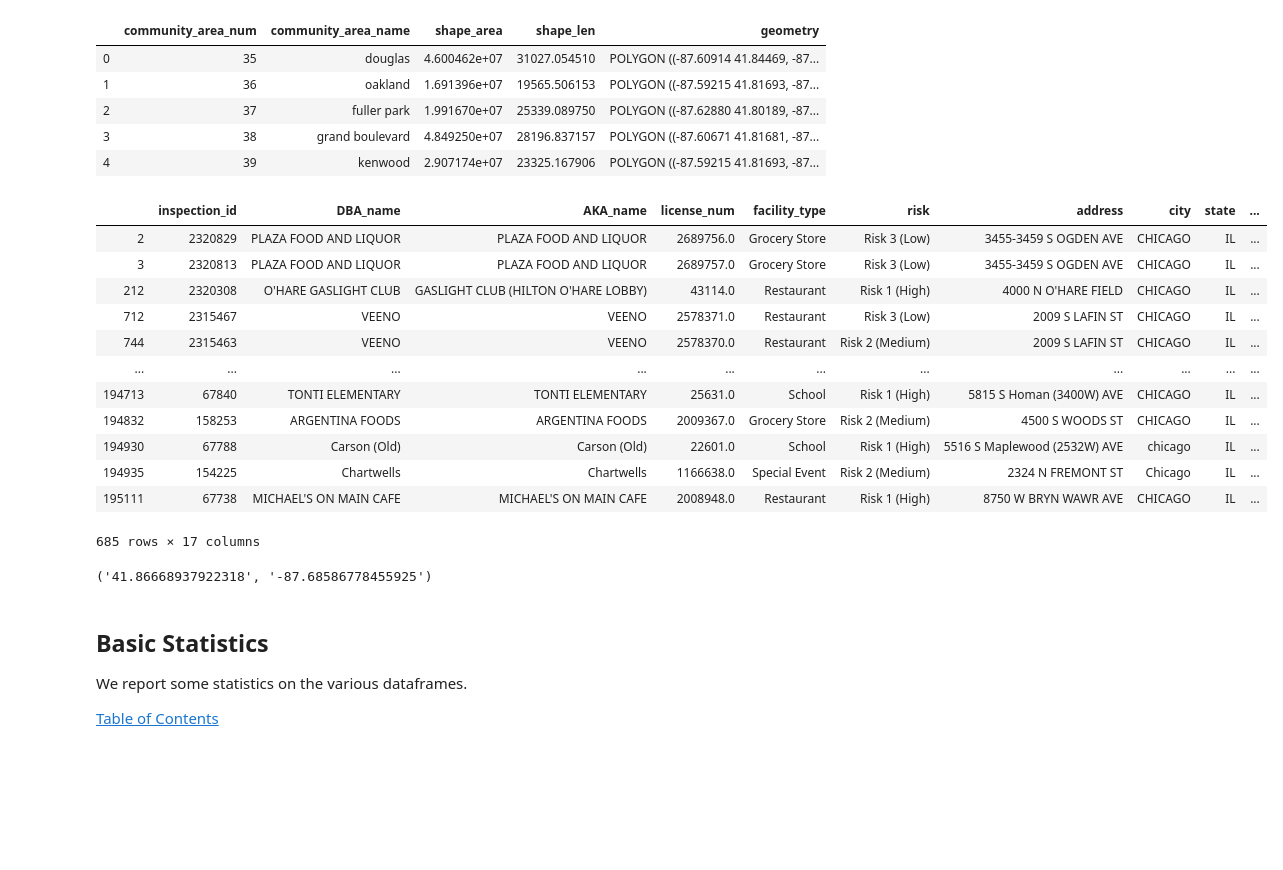
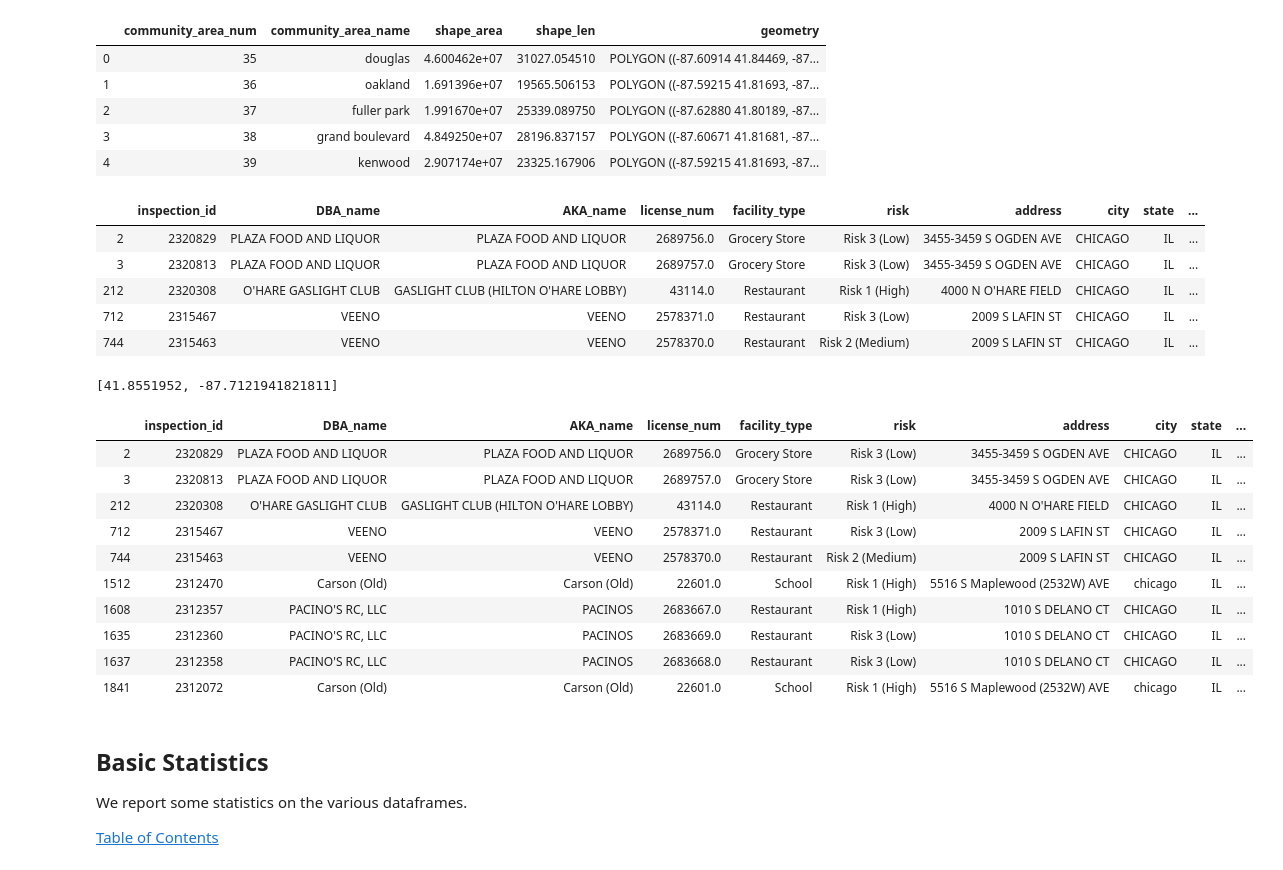
Before and after one commit to wiedeflo/ADAProject, a Jupyter notebook: src/project.ipynb, the cells around one changed output. Drawn from its saved outputs; the diff is of its cells as text; code cells hidden in the pictures; blank space fills up the shorter version.

Commit message:
started to work on retrieving the unknown lng/lat from an address

```diff
--- a/src/project.ipynb
+++ b/src/project.ipynb
@@ -133,27 +133,23 @@ areas_DF.head()
 
 # must probably do astype(int) after
 # %%
-food_inspections_DF[food_inspections_DF['lat'].isna()]
+food_unknown_loc = food_inspections_DF[food_inspections_DF['lat'].isna()]
+food_unknown_loc.head()
 # %% [output]
 |  | inspection_id | DBA_name | AKA_name | license_num | facility_type | risk | address | city | state | ... |
 | 2 | 2320829 | PLAZA FOOD AND LIQUOR | PLAZA FOOD AND LIQUOR | 2689756.0 | Grocery Store | Risk 3 (Low) | 3455-3459 S OGDEN AVE | CHICAGO | IL | ... |
 | 3 | 2320813 | PLAZA FOOD AND LIQUOR | PLAZA FOOD AND LIQUOR | 2689757.0 | Grocery Store | Risk 3 (Low) | 3455-3459 S OGDEN AVE | CHICAGO | IL | ... |
 | 212 | 2320308 | O'HARE GASLIGHT CLUB | GASLIGHT CLUB (HILTON O'HARE LOBBY) | 43114.0 | Restaurant | Risk 1 (High) | 4000 N O'HARE FIELD | CHICAGO | IL | ... |
 | 712 | 2315467 | VEENO | VEENO | 2578371.0 | Restaurant | Risk 3 (Low) | 2009 S LAFIN ST | CHICAGO | IL | ... |
 | 744 | 2315463 | VEENO | VEENO | 2578370.0 | Restaurant | Risk 2 (Medium) | 2009 S LAFIN ST | CHICAGO | IL | ... |
-| ... | ... | ... | ... | ... | ... | ... | ... | ... | ... | ... |
-| 194713 | 67840 | TONTI ELEMENTARY | TONTI ELEMENTARY | 25631.0 | School | Risk 1 (High) | 5815 S Homan (3400W) AVE | CHICAGO | IL | ... |
-| 194832 | 158253 | ARGENTINA FOODS | ARGENTINA FOODS | 2009367.0 | Grocery Store | Risk 2 (Medium) | 4500 S WOODS ST | CHICAGO | IL | ... |
-| 194930 | 67788 | Carson (Old) | Carson (Old) | 22601.0 | School | Risk 1 (High) | 5516 S Maplewood (2532W) AVE | chicago | IL | ... |
-| 194935 | 154225 | Chartwells | Chartwells | 1166638.0 | Special Event | Risk 2 (Medium) | 2324 N FREMONT ST | Chicago | IL | ... |
-| 195111 | 67738 | MICHAEL'S ON MAIN CAFE | MICHAEL'S ON MAIN CAFE | 2008948.0 | Restaurant | Risk 1 (High) | 8750 W BRYN WAWR AVE | CHICAGO | IL | ... |
-685 rows × 17 columns
-# %%
-# Nominatim doesn't find the address -> use google maps -> not free -> web parse it :
-from utils import web_scraping
-web_scraping.get_lat_lng_from_address_name_google_maps("3455-3459 S OGDEN AVE")
-# %% [output]
-('41.86668937922318', '-87.68586778455925')
+# %%
+addr = "3459 S OGDEN AVE"
+#clean_addr = clean_address(addr)
+#print(clean_addr)
+
+areas_handler.get_lat_lng_from_address(addr) # 41.863365, -87.6899948
+# %% [output]
+[41.8551952, -87.7121941821811]
 # %%
 # true lat/lng on google maps : 41.866913, -87.683636
 # so result from google maps web parsing is not exact...
@@ -162,0 +162,14 @@ web_scraping.get_lat_lng_from_address_name_google_maps("3455-3459 S OGDEN AVE")
+# %%
+test[:10]
+# %% [output]
+|  | inspection_id | DBA_name | AKA_name | license_num | facility_type | risk | address | city | state | ... |
+| 2 | 2320829 | PLAZA FOOD AND LIQUOR | PLAZA FOOD AND LIQUOR | 2689756.0 | Grocery Store | Risk 3 (Low) | 3455-3459 S OGDEN AVE | CHICAGO | IL | ... |
+| 3 | 2320813 | PLAZA FOOD AND LIQUOR | PLAZA FOOD AND LIQUOR | 2689757.0 | Grocery Store | Risk 3 (Low) | 3455-3459 S OGDEN AVE | CHICAGO | IL | ... |
+| 212 | 2320308 | O'HARE GASLIGHT CLUB | GASLIGHT CLUB (HILTON O'HARE LOBBY) | 43114.0 | Restaurant | Risk 1 (High) | 4000 N O'HARE FIELD | CHICAGO | IL | ... |
+| 712 | 2315467 | VEENO | VEENO | 2578371.0 | Restaurant | Risk 3 (Low) | 2009 S LAFIN ST | CHICAGO | IL | ... |
+| 744 | 2315463 | VEENO | VEENO | 2578370.0 | Restaurant | Risk 2 (Medium) | 2009 S LAFIN ST | CHICAGO | IL | ... |
+| 1512 | 2312470 | Carson (Old) | Carson (Old) | 22601.0 | School | Risk 1 (High) | 5516 S Maplewood (2532W) AVE | chicago | IL | ... |
+| 1608 | 2312357 | PACINO'S RC, LLC | PACINOS | 2683667.0 | Restaurant | Risk 1 (High) | 1010 S DELANO CT | CHICAGO | IL | ... |
+| 1635 | 2312360 | PACINO'S RC, LLC | PACINOS | 2683669.0 | Restaurant | Risk 3 (Low) | 1010 S DELANO CT | CHICAGO | IL | ... |
+| 1637 | 2312358 | PACINO'S RC, LLC | PACINOS | 2683668.0 | Restaurant | Risk 3 (Low) | 1010 S DELANO CT | CHICAGO | IL | ... |
+| 1841 | 2312072 | Carson (Old) | Carson (Old) | 22601.0 | School | Risk 1 (High) | 5516 S Maplewood (2532W) AVE | chicago | IL | ... |
```
Also changed, not shown: parts of 2 cells of this notebook, 3 other files.
